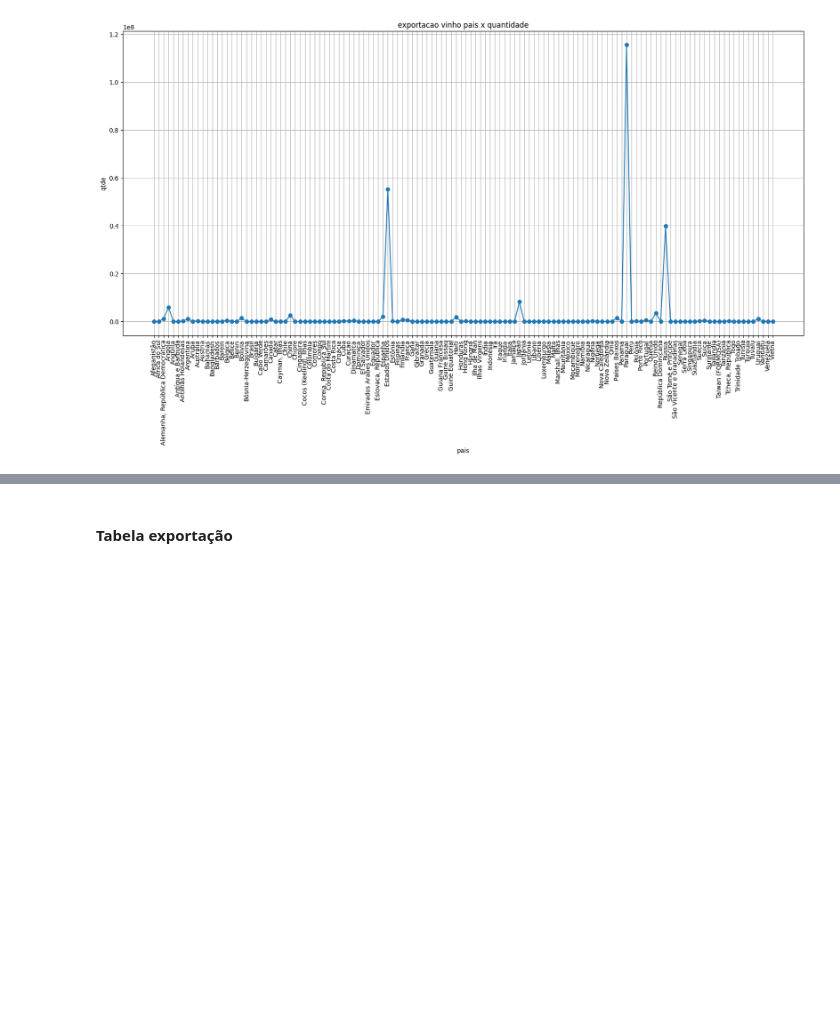
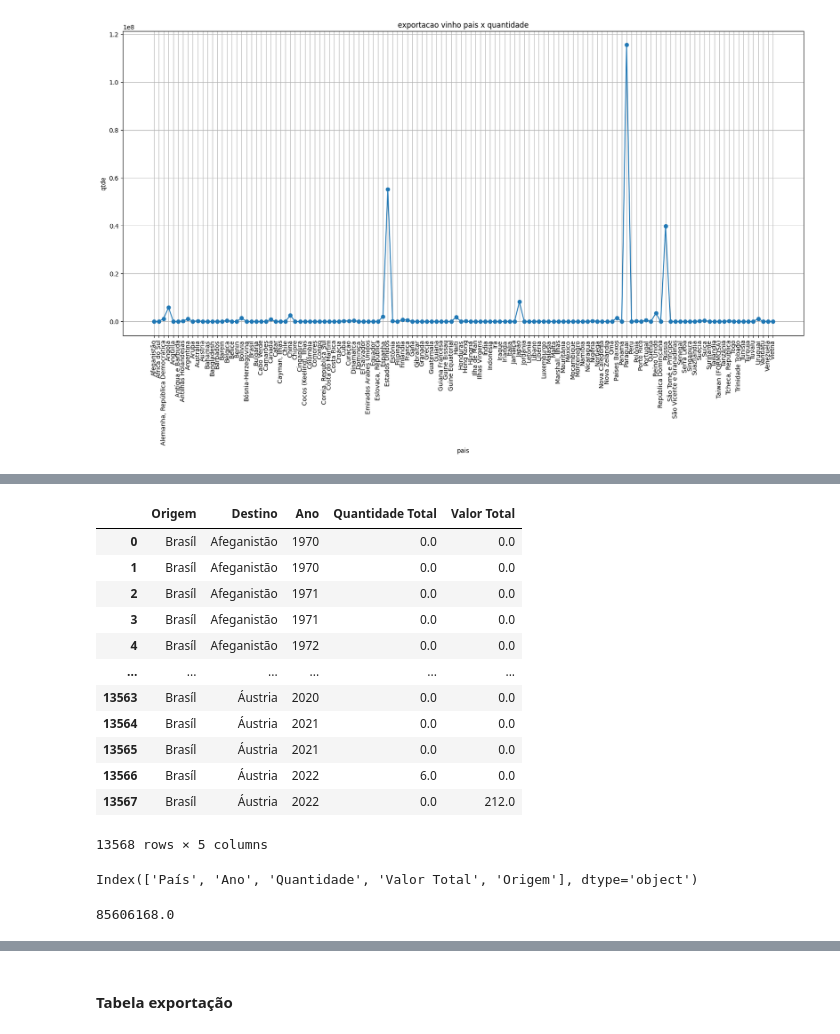
Before and after one commit to Leandro-Braga/wine_techchallenge-, a Jupyter notebook: notebook_testes/Vinicula.ipynb, the cells around one changed output, grey strips where cells are left out. Cells and saved outputs as stored; diff of their text form; code cells hidden in the pictures; blank space fills up the shorter version.

```diff
--- a/notebook_testes/Vinicula.ipynb
+++ b/notebook_testes/Vinicula.ipynb
@@ -172,0 +262,56 @@ plt.show()
+# %%
+########## Tabela destino e Origem #################
+
+# Lista de colunas que não são 'País', 'qtde_total' ou 'valor_total'
+colunas_anos = [col for col in df_exp_vinho_qtde.columns if col not in ['País', 'qtde_total', 'valor_total']]
+
+# print(colunas_anos)
+
+# Aplicando o melt
+df_melted = df_exp_vinho_qtde.melt(id_vars='País', value_vars=colunas_anos, var_name='Ano', value_name='Valor')
+# df_melted
+
+# # Separando 'Ano' em 'Ano' e 'Tipo'
+df_melted['Tipo'] = df_melted['Ano'].str.endswith('.1')
+
+# # Pivotando o DataFrame para ter colunas separadas para quantidade e valor total
+df_pivot = df_melted.pivot_table(index=['País', 'Ano'], columns='Tipo', values='Valor').reset_index()
+
+df_pivot.fillna(0.0, inplace=True)
+
+df_pivot['Ano'] = df_pivot['Ano'].astype(str).str.replace(r'\.1$', '', regex=True)
+# # Renomeando as colunas
+df_pivot.columns = ['País', 'Ano', 'Quantidade', 'Valor Total']
+
+# # Exibindo o DataFrame resultante
+df_pivot['Origem'] = 'Brasíl'
+
+filtro = ['Origem', 'País', 'Ano', 'Quantidade', 'Valor Total']
+
+df_filtrado = df_pivot[filtro]
+
+df_filtrado.columns = ['Origem', 'Destino', 'Ano', 'Quantidade Total ', 'Valor Total']
+
+df_filtrado
+# %% [output]
+|  | Origem | Destino | Ano | Quantidade Total | Valor Total |
+| 0 | Brasíl | Afeganistão | 1970 | 0.0 | 0.0 |
+| 1 | Brasíl | Afeganistão | 1970 | 0.0 | 0.0 |
+| 2 | Brasíl | Afeganistão | 1971 | 0.0 | 0.0 |
+| 3 | Brasíl | Afeganistão | 1971 | 0.0 | 0.0 |
+| 4 | Brasíl | Afeganistão | 1972 | 0.0 | 0.0 |
+| ... | ... | ... | ... | ... | ... |
+| 13563 | Brasíl | Áustria | 2020 | 0.0 | 0.0 |
+| 13564 | Brasíl | Áustria | 2021 | 0.0 | 0.0 |
+| 13565 | Brasíl | Áustria | 2021 | 0.0 | 0.0 |
+| 13566 | Brasíl | Áustria | 2022 | 6.0 | 0.0 |
+| 13567 | Brasíl | Áustria | 2022 | 0.0 | 212.0 |
+13568 rows × 5 columns
+# %%
+df_pivot.columns
+# %% [output]
+Index(['País', 'Ano', 'Quantidade', 'Valor Total', 'Origem'], dtype='object')
+# %%
+df_pivot[df_pivot['País'] == 'Paraguai']['Valor Total'].sum()
+# %% [output]
+85606168.0
```
Also changed, not shown: parts of 17 cells of this notebook, 2 other files.
